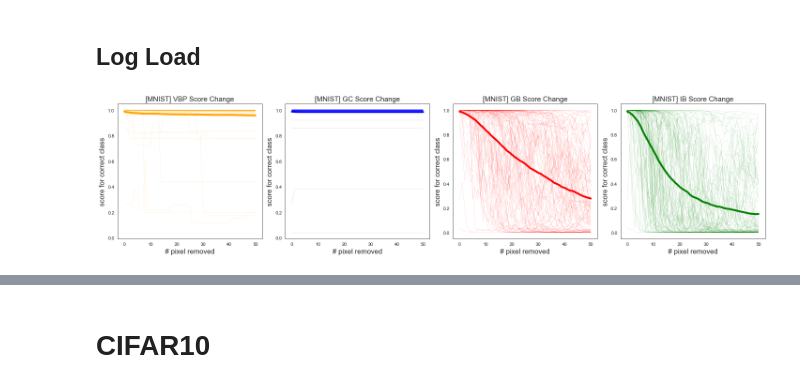
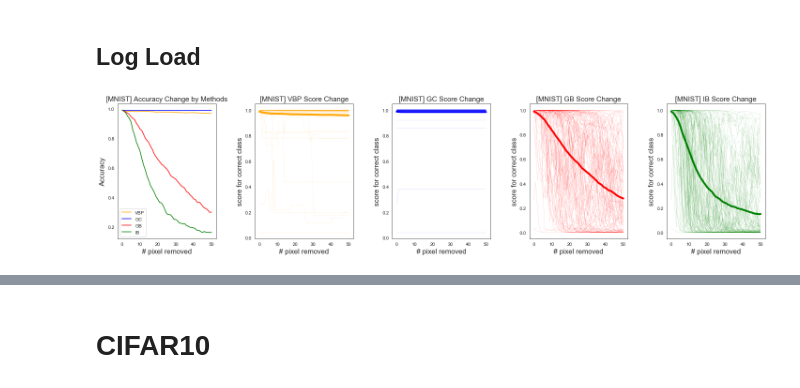
Before and after one commit to TooTouch/WhiteBox-Part1, a Jupyter notebook: notebook/[Evaluation] - Selectivity.ipynb, the cells around one changed output, grey strips where cells are left out. Drawn from its saved outputs; the diff is of its cells as text; code cells hidden in the pictures.

```diff
--- a/notebook/[Evaluation] - Selectivity.ipynb
+++ b/notebook/[Evaluation] - Selectivity.ipynb
@@ -42,32 +42,47 @@ for attr_method in attr_method_dict.keys():
     hf = h5py.File('../evaluation/mnist_{}_steps50_ckp11_sample0.1.hdf5'.format(attr_method), 'r')
     attr_method_dict[attr_method]['data'] = hf
 # %%
-f, ax = plt.subplots(1,4, figsize=(20,5))
+f, ax = plt.subplots(1,5, figsize=(20,5))
+
+for m in range(len(methods)):
+    method = methods[m]
+    # color and data
+    color = attr_method_dict[method]['color']
+    data = attr_method_dict[method]['data']
+    # acc
+    acc = np.array(data['acc'])
+
+    ax[0].plot(range(steps+1), acc, label=method, color=color)
+    ax[0].legend()
+
+ax[0].set_xlabel('# pixel removed', fontsize=15)
+ax[0].set_ylabel('Accuracy', fontsize=15)
+ax[0].set_title('[MNIST] Accuracy Change by Methods', size=15)
 
 for m in range(len(methods)):
     method = methods[m]
     # color and data
     color = attr_method_dict[method]['color']
     data = attr_method_dict[method]['data']
     # score
     score = np.array(data['score'])
     mean_score = np.mean(score, axis=1)
     # plotting average score
-    ax[m].plot(range(steps+1), mean_score, label=method, color=color, linewidth=4)
+    ax[m+1].plot(range(steps+1), mean_score, label=method, color=color, linewidth=4)
 
     # sample index
     np.random.seed(223)
     sample_idx = np.random.choice(nb_sample, 100, replace=False)
     sample_score = score[:,sample_idx]
     for i in range(100):
-        ax[m].plot(range(steps+1), sample_score[:,i], color=color, linewidth=0.1)
+        ax[m+1].plot(range(steps+1), sample_score[:,i], color=color, linewidth=0.1)
 
 
-    ax[m].set_xlabel('# pixel removed', fontsize=15)
-    ax[m].set_ylabel('score for correct class', fontsize=15)
-    ax[m].set_title('[MNIST] {} Score Change'.format(method), size=15)
+    ax[m+1].set_xlabel('# pixel removed', fontsize=15)
+    ax[m+1].set_ylabel('score for correct class', fontsize=15)
+    ax[m+1].set_title('[MNIST] {} Score Change'.format(method), size=15)
 
 plt.tight_layout()
-plt.savefig('../images/results/score_change_by_methods.jpg',dpi=150)
+plt.savefig('../images/results/score_acc_change.jpg',dpi=150)
 # %% [output]
-[figure, old version]
+[figure, new version]
```
Also changed, not shown: parts of 1 cell of this notebook.
